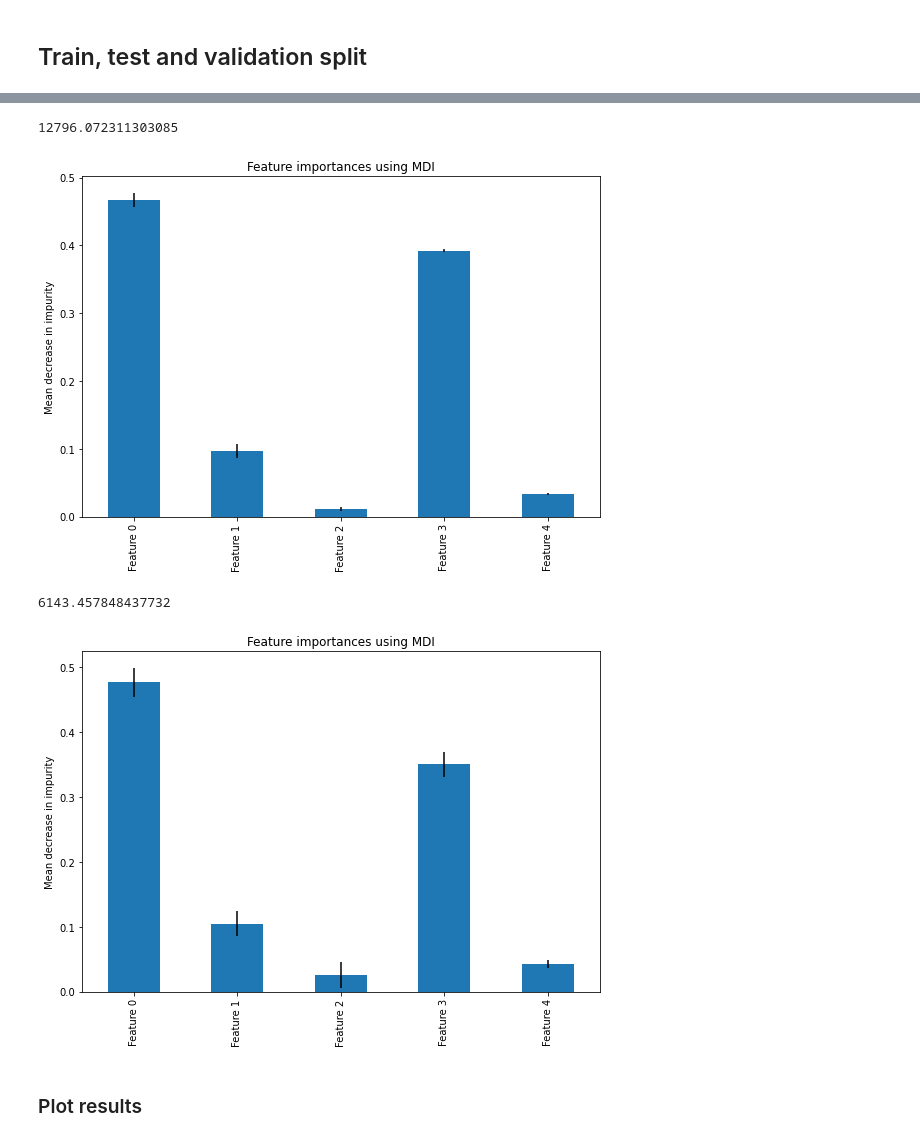
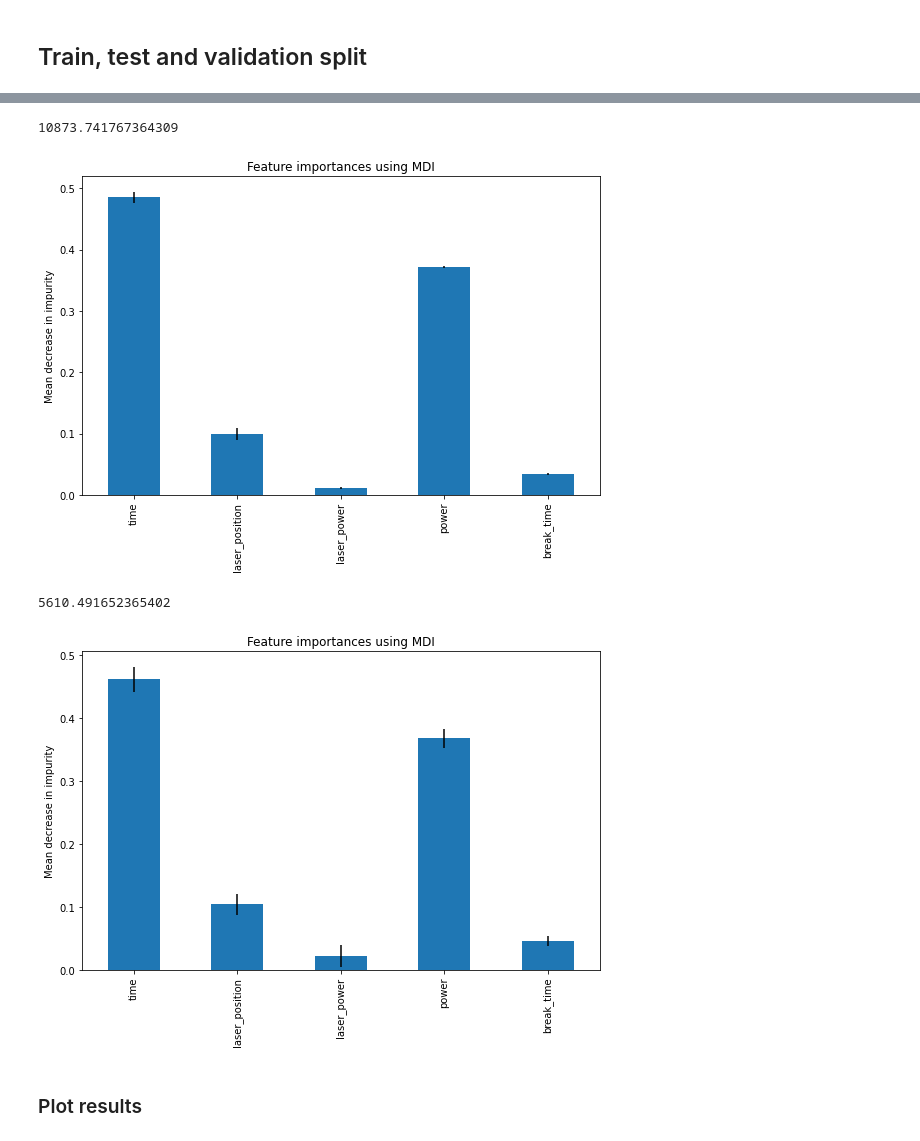
Before and after one commit to CarolineSainvitu/cenaero, a Jupyter notebook: yann/cenaero.ipynb, the cells around one changed output, grey strips where cells are left out. Cells and saved outputs as stored; diff of their text form; code cells hidden in the pictures.

Commit message:
Add normalization to tree methods

```diff
--- a/yann/cenaero.ipynb
+++ b/yann/cenaero.ipynb
@@ -129,20 +144,24 @@ fig.tight_layout()
 # %%
 # Random Forest training
 from sklearn.ensemble import RandomForestRegressor
+from sklearn.preprocessing import StandardScaler
+from sklearn.pipeline import make_pipeline
 
-rf = RandomForestRegressor(n_estimators=200, max_depth=None, n_jobs=-1, random_state=SEED)
-rf.fit(train_inputs, train_targets)
+# Pipeline (standardizer -> model)
+pipe = make_pipeline(StandardScaler(),
+                     RandomForestRegressor(n_estimators=200, max_depth=None, n_jobs=-1, random_state=SEED))
+pipe.fit(train_inputs, train_targets)
 
 # Random Forest evaluation
-test_preds = rf.predict(test_inputs)
-MSE = ((test_preds - test_targets) ** 2).sum() / test_targets.shape[0]
+test_preds = pipe.predict(test_inputs)
+MSE = (((torch.from_numpy(test_preds) - test_targets) ** 2).sum() / test_targets.shape[0]).item()
 print(MSE)
 
 # Get feature importance
-feature_names = [f'Feature {i}' for i in range(train_inputs.shape[1])]
+feature_names = [f'{i}' for i in ['time', 'laser_position', 'laser_power', 'power', 'break_time']]
 
-importances = rf.feature_importances_
-std = np.std([tree.feature_importances_ for tree in rf.estimators_], axis=0)
+importances = pipe.named_steps['randomforestregressor'].feature_importances_
+std = np.std([tree.feature_importances_ for tree in pipe.named_steps['randomforestregressor'].estimators_], axis=0)
 
 rf_importances = pd.Series(importances, index=feature_names)
 
@@ -151,38 +170,43 @@ rf_importances.plot.bar(yerr=std, ax=ax)
 ax.set_title("Feature importances using MDI")
 ax.set_ylabel("Mean decrease in impurity")
 fig.tight_layout()
+fig.savefig('output/rf_feature_importance.pdf', transparent=True)
 # %% [output]
-12796.072311303085
+10873.741767364309
-[figure, old version]
+[figure, new version]
 # %%
 # Extra Trees training
-import pandas as pd
 from sklearn.ensemble import ExtraTreesRegressor
+from sklearn.preprocessing import StandardScaler
+from sklearn.pipeline import make_pipeline
 
-xt = ExtraTreesRegressor(n_estimators=200, max_depth=None, n_jobs=-1, random_state=SEED)
-xt.fit(train_inputs, train_targets)
+# Pipeline (standardizer -> model)
+pipe = make_pipeline(StandardScaler(),
+                     ExtraTreesRegressor(n_estimators=200, max_depth=None, n_jobs=-1, random_state=SEED))
+pipe.fit(train_inputs, train_targets)
 
 # Extra Trees evaluation
-test_preds = xt.predict(test_inputs)
-MSE = ((test_preds - test_targets) ** 2).sum() / test_targets.shape[0]
+test_preds = pipe.predict(test_inputs)
+MSE = (((torch.from_numpy(test_preds) - test_targets) ** 2).sum() / test_targets.shape[0]).item()
 print(MSE)
 
 # Get feature importance
-feature_names = [f'Feature {i}' for i in range(train_inputs.shape[1])]
+feature_names = [f'{i}' for i in ['time', 'laser_position', 'laser_power', 'power', 'break_time']]
 
-importances = xt.feature_importances_
-std = np.std([tree.feature_importances_ for tree in xt.estimators_], axis=0)
+importances = pipe.named_steps['extratreesregressor'].feature_importances_
+std = np.std([tree.feature_importances_ for tree in pipe.named_steps['extratreesregressor'].estimators_], axis=0)
 
 xt_importances = pd.Series(importances, index=feature_names)
 
 fig, ax = plt.subplots()
 xt_importances.plot.bar(yerr=std, ax=ax)
 ax.set_title("Feature importances using MDI")
 ax.set_ylabel("Mean decrease in impurity")
 fig.tight_layout()
+fig.savefig('output/xt_feature_importance.pdf', transparent=True)
 # %% [output]
-6143.457848437732
+5610.491652365402
-[figure, old version]
+[figure, new version]
 # %% [markdown]
 ### Plot results
 # %%
```
Also changed, not shown: parts of 13 cells of this notebook.
